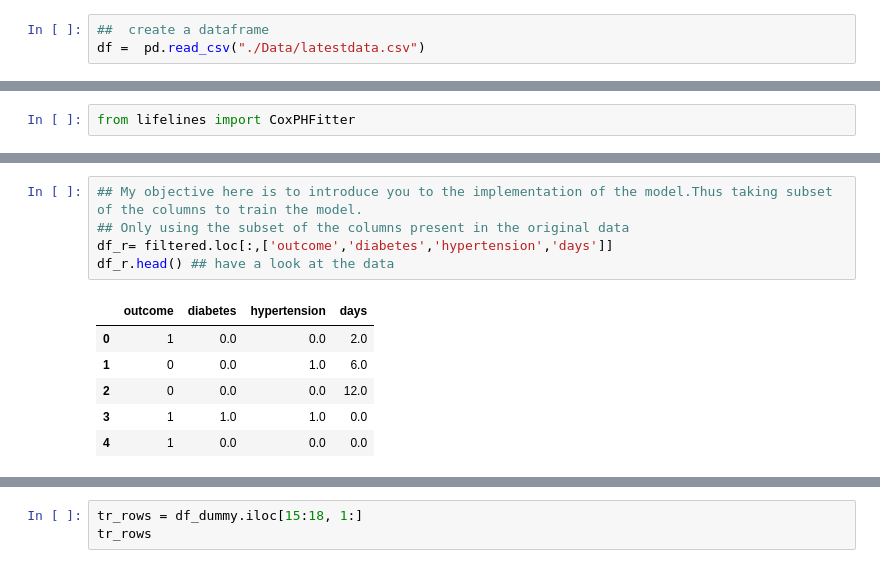
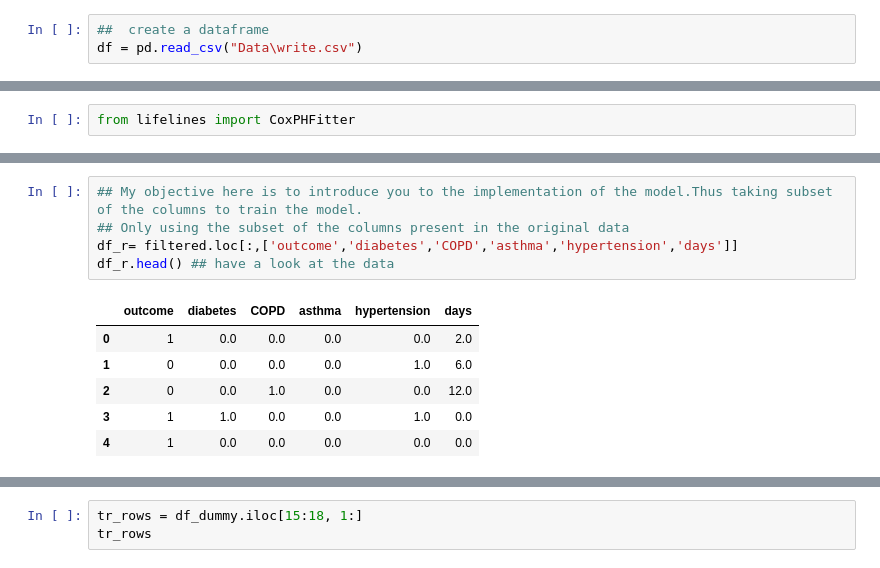
Before and after one commit to programmer-ethan/Capstone_Covid19, a Jupyter notebook: src_crd.ipynb, the cells around one changed output, grey strips where cells are left out. Cells and saved outputs as stored; diff of their text form.

```diff
--- a/src_crd.ipynb
+++ b/src_crd.ipynb
@@ -18,6 +18,6 @@ Populating the interactive namespace from numpy and matplotlib
 https://www.kaggle.com/blastchar/telco-customer-churn/
 # %%
 ##  create a dataframe
-df =  pd.read_csv("./Data/latestdata.csv")
+df = pd.read_csv("Data\write.csv")
 # %%
 ## Have a first look at the data
@@ -433,15 +427,15 @@ from lifelines import CoxPHFitter
 # %%
 ## My objective here is to introduce you to the implementation of the model.Thus taking subset of the columns to train the model.
 ## Only using the subset of the columns present in the original data
-df_r= filtered.loc[:,['outcome','diabetes','hypertension','days']]
+df_r= filtered.loc[:,['outcome','diabetes','COPD','asthma','hypertension','days']]
 df_r.head() ## have a look at the data
 # %% [output]
-|  | outcome | diabetes | hypertension | days |
-| 0 | 1 | 0.0 | 0.0 | 2.0 |
-| 1 | 0 | 0.0 | 1.0 | 6.0 |
-| 2 | 0 | 0.0 | 0.0 | 12.0 |
-| 3 | 1 | 1.0 | 1.0 | 0.0 |
-| 4 | 1 | 0.0 | 0.0 | 0.0 |
+|  | outcome | diabetes | COPD | asthma | hypertension | days |
+| 0 | 1 | 0.0 | 0.0 | 0.0 | 0.0 | 2.0 |
+| 1 | 0 | 0.0 | 0.0 | 0.0 | 1.0 | 6.0 |
+| 2 | 0 | 0.0 | 1.0 | 0.0 | 0.0 | 12.0 |
+| 3 | 1 | 1.0 | 0.0 | 0.0 | 1.0 | 0.0 |
+| 4 | 1 | 0.0 | 0.0 | 0.0 | 0.0 | 0.0 |
 # %%
 ## Create dummy variables
 df_dummy = pd.get_dummies(df_r, drop_first=True)
```
Also changed, not shown: parts of 16 cells of this notebook.
